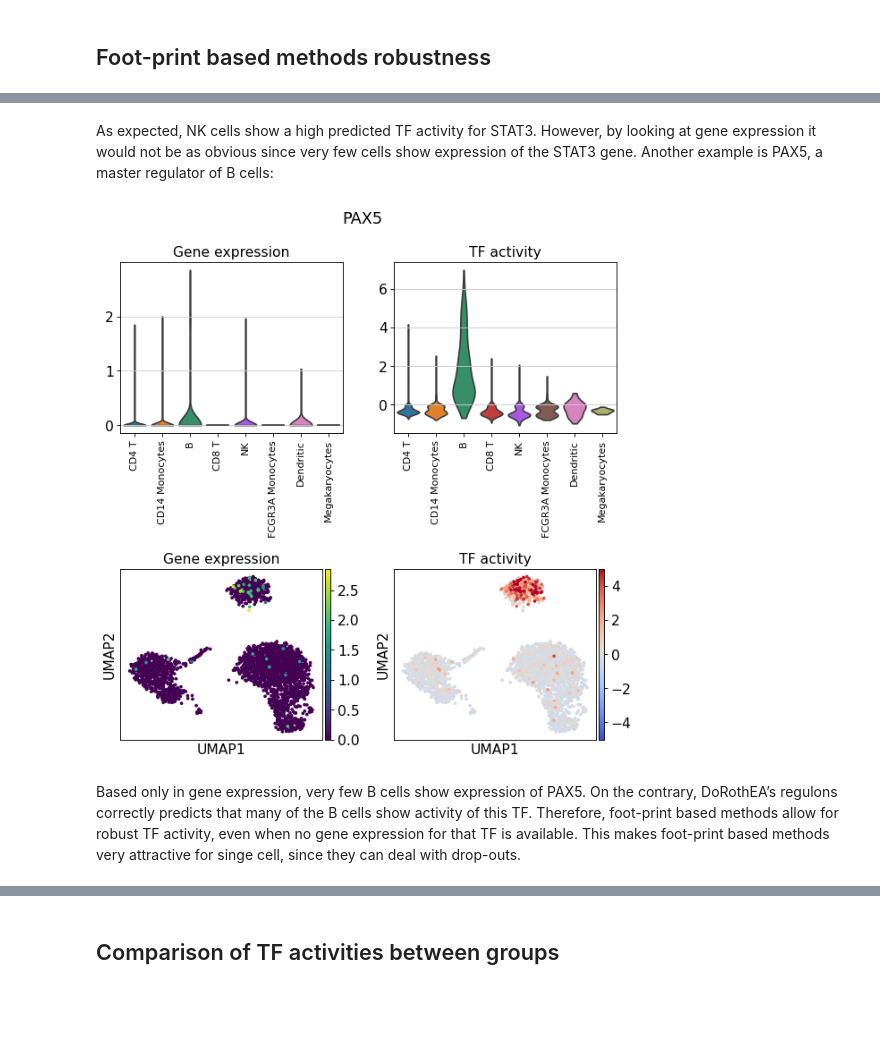
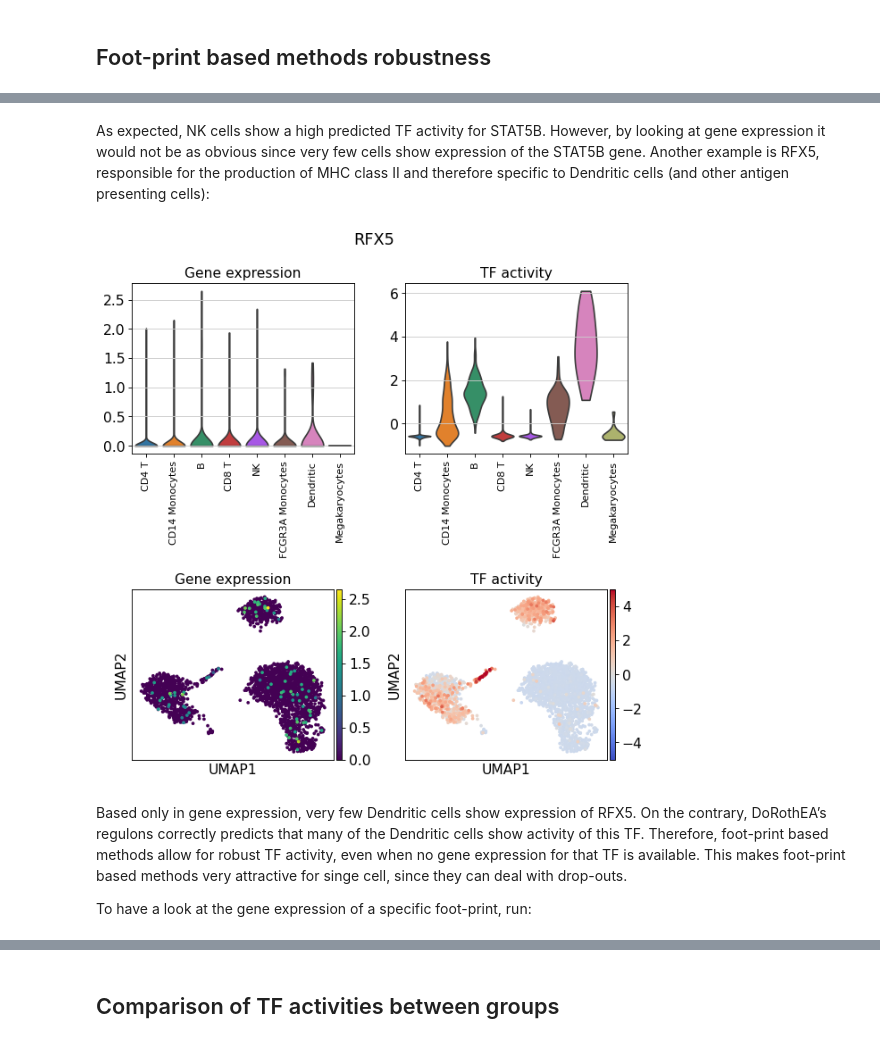
Before and after one commit to saezlab/dorothea-py, a Jupyter notebook: example/single_cell_vignette.ipynb, the cells around one changed output, grey strips where cells are left out. Cells and saved outputs as stored; diff of their text form; code cells hidden in the pictures; blank space fills up the shorter version.

Commit message:
Changed: centering, HVG tip, new plot, regulons

```diff
--- a/example/single_cell_vignette.ipynb
+++ b/example/single_cell_vignette.ipynb
@@ -140,7 +140,6 @@ dorothea.run(adata,        # Data to use
              norm=True,    # Normalize by number of edges to correct for large regulons
              scale=True,   # Scale values per feature so that values can be compared across cells
              use_raw=True, # Use raw adata, where we have the lognorm gene expression
-             use_hvg=True, # Only use high variable genes for TF estimation
              min_size=5,   # TF with less than 5 targets will be ignored
             )
 # %% [output]
@@ -205,30 +204,32 @@ plt.show()
 # %% [markdown]
-As expected, NK cells show a high predicted TF activity for STAT3. However, by looking at gene expression it would not be as obvious since very few cells show expression of the STAT3 gene. Another example is PAX5, a master regulator of B cells:
+As expected, NK cells show a high predicted TF activity for STAT5B. However, by looking at gene expression it would not be as obvious since very few cells show expression of the STAT5B gene. Another example is RFX5, responsible for the production of MHC class II and therefore specific to Dendritic cells (and other antigen presenting cells):
 # %%
 fig, ax = plt.subplots(2,2, figsize=(8,8), tight_layout=True, facecolor='white')
 ax = ax.flatten()
 
-tf = 'PAX5'
+tf = 'RFX5'
 fig.suptitle(tf, fontsize=16)
 sc.pl.violin(adata, keys=tf, groupby='cell_type', stripplot=False, ax=ax[0], show=False)
 ax[0].tick_params(axis='x', rotation=90, labelsize=10)
 ax[0].set_ylabel('')
 ax[0].set_xlabel('')
 ax[0].set_title('Gene expression')
 
 sc.pl.violin(dorothea.extract(adata), keys=tf, groupby='cell_type', stripplot=False, ax=ax[1], show=False)
 ax[1].tick_params(axis='x', rotation=90, labelsize=10)
 ax[1].set_ylabel('')
 ax[1].set_xlabel('')
 ax[1].set_title('TF activity')
 
 sc.pl.umap(adata, color=tf, return_fig=False, ax=ax[2], show=False)
 ax[2].set_title('Gene expression')
 sc.pl.umap(dorothea.extract(adata), color=tf, vmin=-5, vmax=5, cmap='coolwarm', return_fig=False, ax=ax[3], show=False)
 ax[3].set_title('TF activity')
 
 plt.show()
 # %% [output]
-[figure, old version]
+[figure, new version]
 # %% [markdown]
-Based only in gene expression, very few B cells show expression of PAX5. On the contrary, DoRothEA’s regulons correctly predicts that many of the B cells show activity of this TF. Therefore, foot-print based methods allow for robust TF activity, even when no gene expression for that TF is available. This makes foot-print based methods very attractive for singe cell, since they can deal with drop-outs.
+Based only in gene expression, very few Dendritic cells show expression of RFX5. On the contrary, DoRothEA’s regulons correctly predicts that many of the Dendritic cells show activity of this TF. Therefore, foot-print based methods allow for robust TF activity, even when no gene expression for that TF is available. This makes foot-print based methods very attractive for singe cell, since they can deal with drop-outs.
+
+To have a look at the gene expression of a specific foot-print, run:
```
Also changed, not shown: parts of 16 cells of this notebook, 4 other files.
